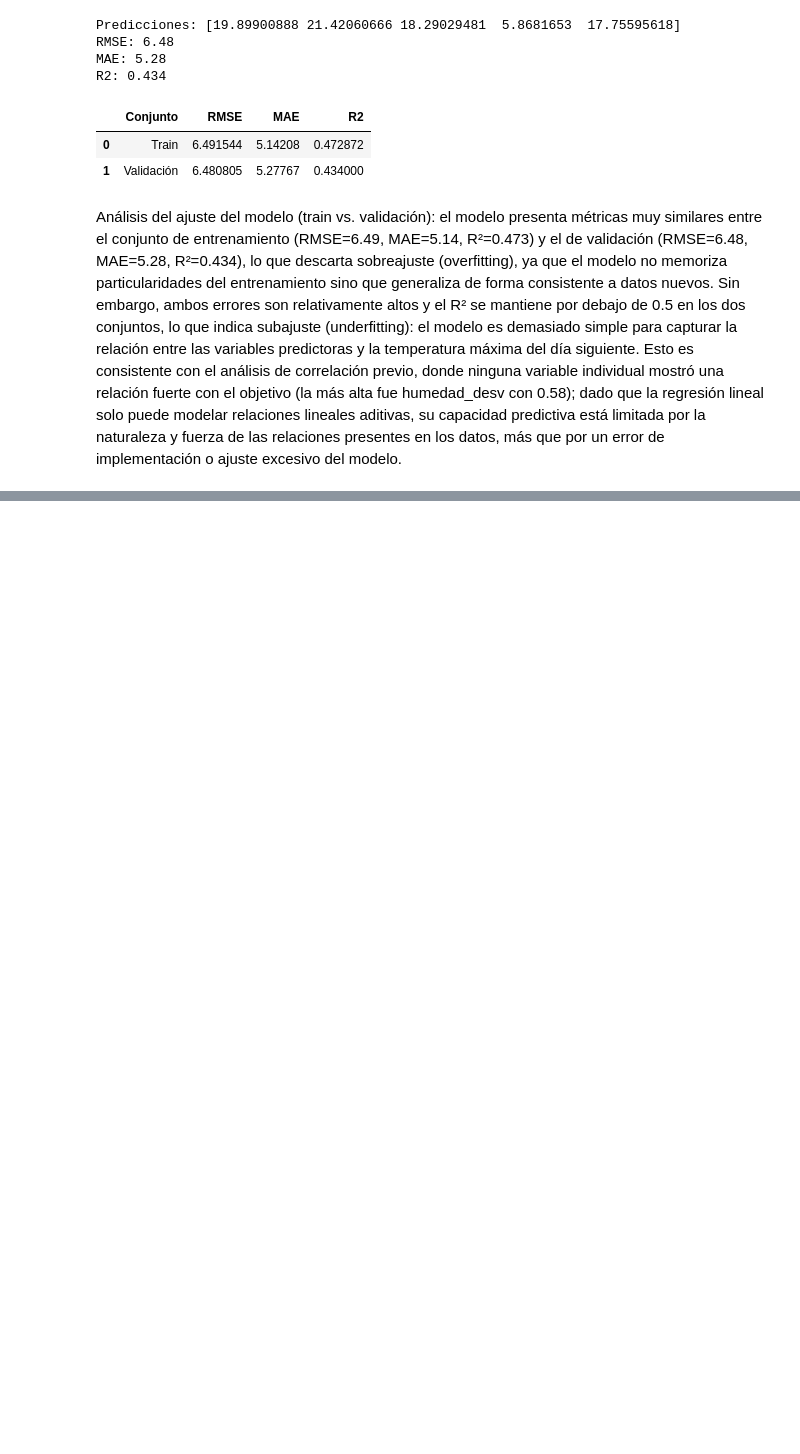
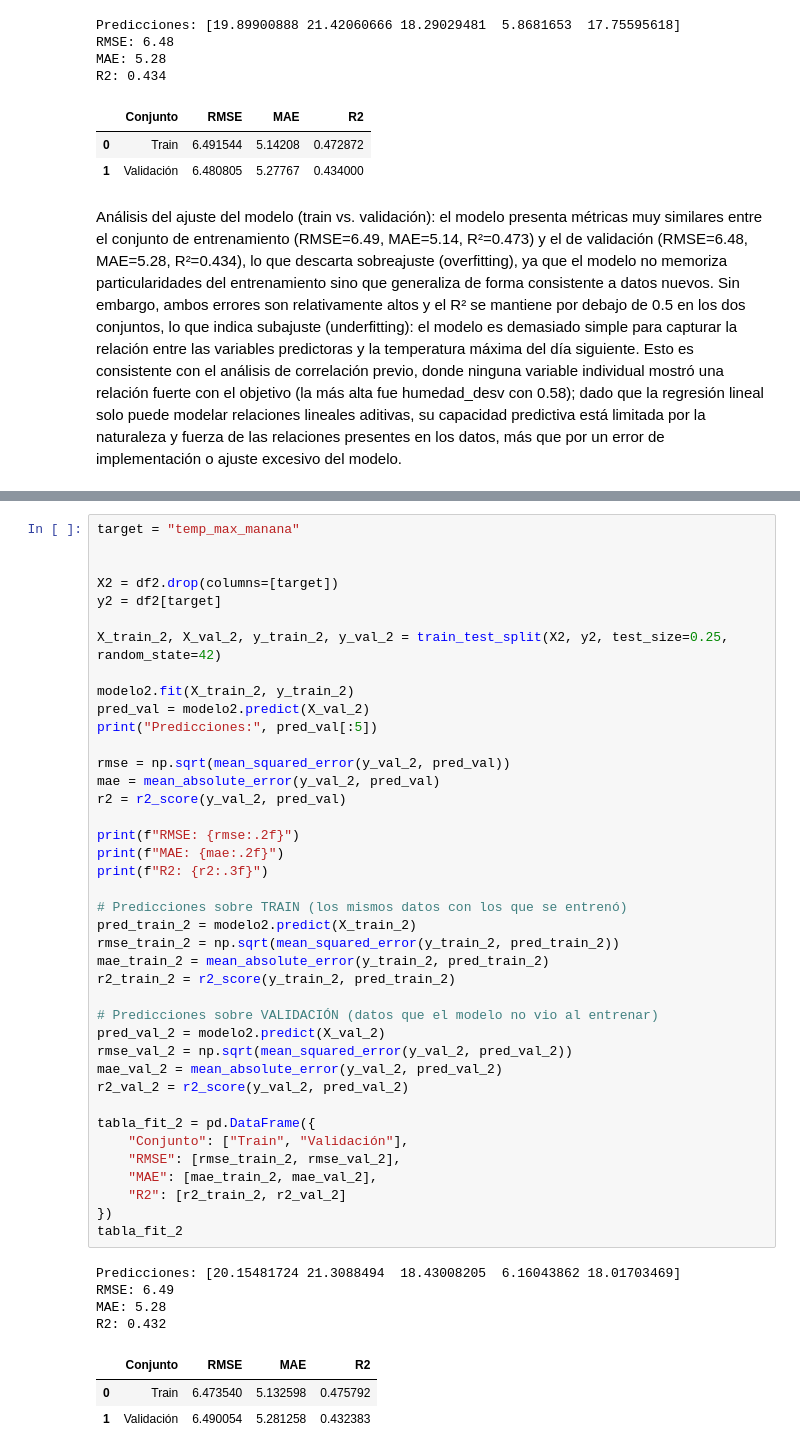
Before and after one commit to ajuradouniandes/Laboratorio_1_ML, a Jupyter notebook: Lab.ipynb, the cells around one changed output, grey strips where cells are left out. Cells and saved outputs as stored; diff of their text form; blank space fills up the shorter version.

```diff
--- a/Lab.ipynb
+++ b/Lab.ipynb
@@ -416,0 +497,48 @@ Análisis del ajuste del modelo (train vs. validación): el modelo presenta mét
+# %%
+target = "temp_max_manana"
+
+
+X2 = df2.drop(columns=[target])
+y2 = df2[target]
+
+X_train_2, X_val_2, y_train_2, y_val_2 = train_test_split(X2, y2, test_size=0.25, random_state=42)
+
+modelo2.fit(X_train_2, y_train_2)
+pred_val = modelo2.predict(X_val_2)
+print("Predicciones:", pred_val[:5])
+
+rmse = np.sqrt(mean_squared_error(y_val_2, pred_val))
+mae = mean_absolute_error(y_val_2, pred_val)
+r2 = r2_score(y_val_2, pred_val)
+
+print(f"RMSE: {rmse:.2f}")
+print(f"MAE: {mae:.2f}")
+print(f"R2: {r2:.3f}")
+
+# Predicciones sobre TRAIN (los mismos datos con los que se entrenó)
+pred_train_2 = modelo2.predict(X_train_2)
+rmse_train_2 = np.sqrt(mean_squared_error(y_train_2, pred_train_2))
+mae_train_2 = mean_absolute_error(y_train_2, pred_train_2)
+r2_train_2 = r2_score(y_train_2, pred_train_2)
+
+# Predicciones sobre VALIDACIÓN (datos que el modelo no vio al entrenar)
+pred_val_2 = modelo2.predict(X_val_2)
+rmse_val_2 = np.sqrt(mean_squared_error(y_val_2, pred_val_2))
+mae_val_2 = mean_absolute_error(y_val_2, pred_val_2)
+r2_val_2 = r2_score(y_val_2, pred_val_2)
+
+tabla_fit_2 = pd.DataFrame({
+    "Conjunto": ["Train", "Validación"],
+    "RMSE": [rmse_train_2, rmse_val_2],
+    "MAE": [mae_train_2, mae_val_2],
+    "R2": [r2_train_2, r2_val_2]
+})
+tabla_fit_2
+# %% [output]
+Predicciones: [20.15481724 21.3088494  18.43008205  6.16043862 18.01703469]
+RMSE: 6.49
+MAE: 5.28
+R2: 0.432
+|  | Conjunto | RMSE | MAE | R2 |
+| 0 | Train | 6.473540 | 5.132598 | 0.475792 |
+| 1 | Validación | 6.490054 | 5.281258 | 0.432383 |
```
Also changed, not shown: parts of 12 cells of this notebook.
